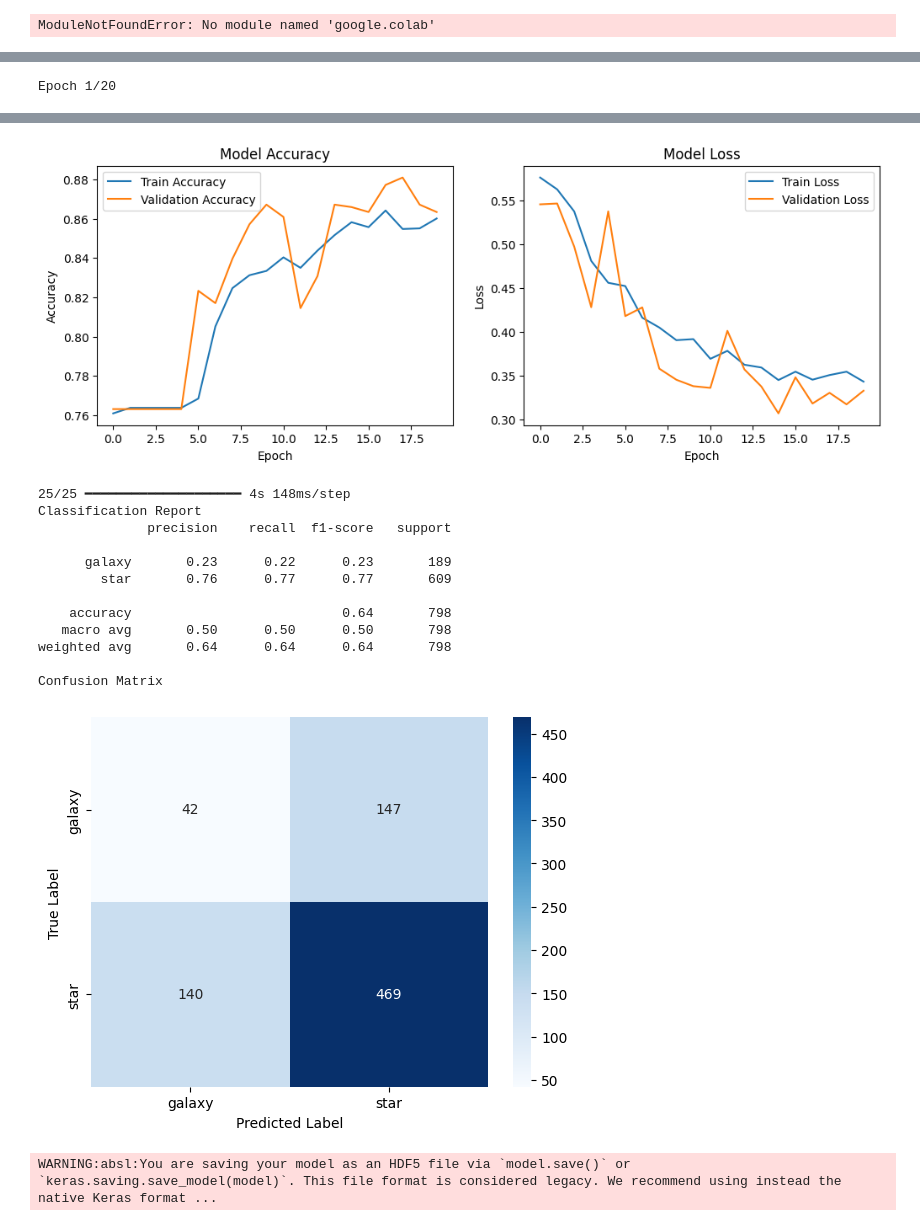
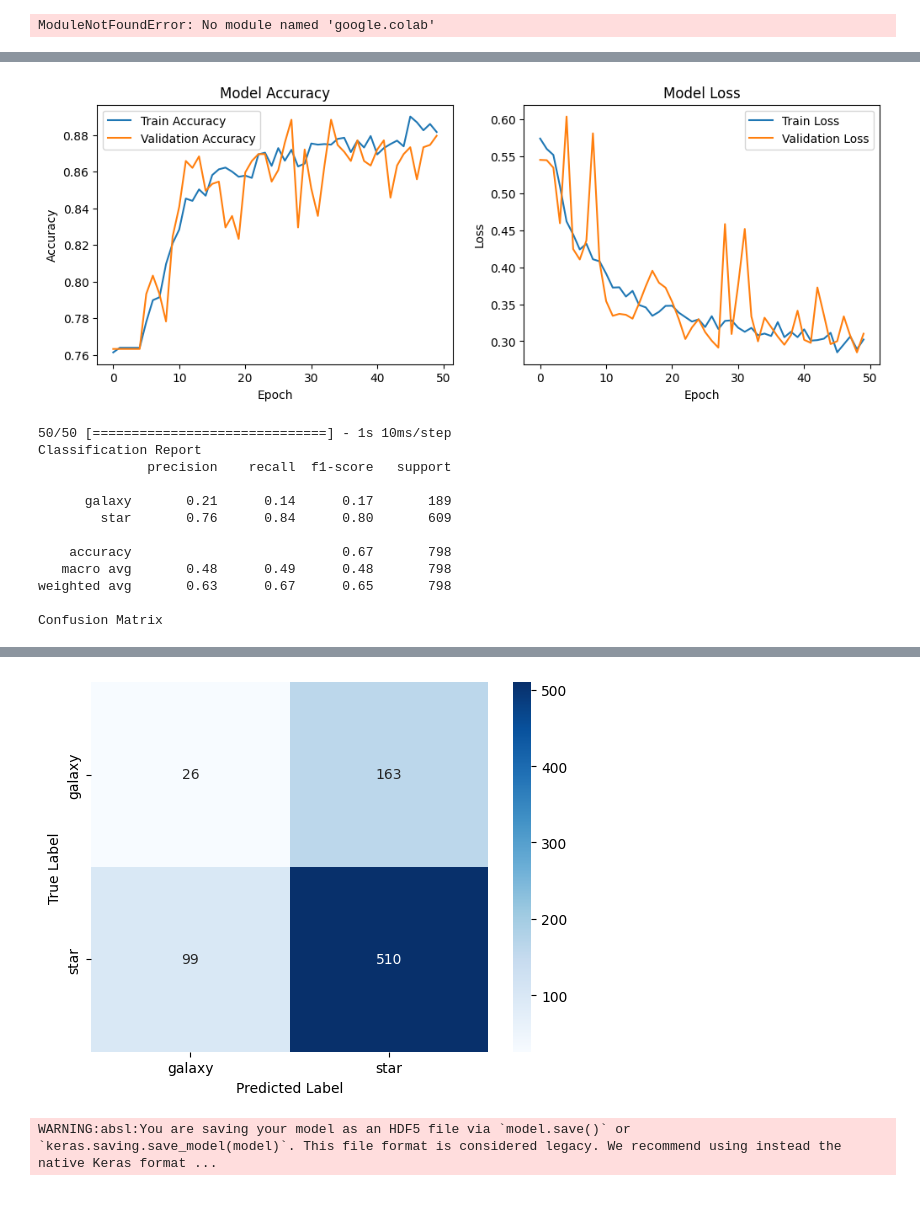
Before and after one commit to AjayDas-M/Star-Galaxy-Classifier-Using-Deep-Learning, a Jupyter notebook: code/star-galaxy model.ipynb, the cells around one changed output, grey strips where cells are left out. Drawn from its saved outputs; the diff is of its cells as text; code cells hidden in the pictures.

```diff
--- a/code/star-galaxy model.ipynb
+++ b/code/star-galaxy model.ipynb
@@ -16,10 +34,10 @@ ModuleNotFoundError: No module named 'tensorflow'
 # %%
 # Set up directories
-train_dir = '/content/drive/MyDrive/stars-galaxy classification using deep learning/dataset/train'
-test_dir = '/content/drive/MyDrive/stars-galaxy classification using deep learning/dataset/test'
+train_dir = '/home/user/ajay das/mini-project/data/train'
+test_dir = '/home/user/ajay das/mini-project/data/test'
 
 # Data augmentation and preprocessing
-trai\n_datagen = ImageDataGenerator(rescale=1./255,
+train_datagen = ImageDataGenerator(rescale=1./255,
                                    rotation_range=20,
                                    zoom_range=0.15,
                                    width_shift_range=0.2,
@@ -33,13 +51,13 @@ test_datagen = ImageDataGenerator(rescale=1./255)
 # Load and preprocess the images from directories
 train_generator = train_datagen.flow_from_directory(train_dir,
                                                     target_size=(64, 64),
-                                                    batch_size=32,
+                                                    batch_size=16,
                                                     class_mode='categorical',
                                                     color_mode='grayscale')
 
 test_generator = test_datagen.flow_from_directory(test_dir,
                                                   target_size=(64, 64),
-                                                  batch_size=32,
+                                                  batch_size=16,
                                                   class_mode='categorical',
                                                   color_mode='grayscale')
 
@@ -67,7 +85,7 @@ model.compile(optimizer='adam', loss='categorical_crossentropy', metrics=['accur
 
 # Train the model
 history = model.fit(train_generator,
-                    epochs=20,
+                    epochs=50,
                     validation_data=test_generator)
 
 # Evaluate the model
@@ -116 +149,13 @@ Found 798 images belonging to 2 classes.
+[figure, new version]
-Epoch 1/20
+50/50 [==============================] - 1s 10ms/step
+Classification Report
+              precision    recall  f1-score   support
+
+      galaxy       0.21      0.14      0.17       189
+        star       0.76      0.84      0.80       609
+
+    accuracy                           0.67       798
+   macro avg       0.48      0.49      0.48       798
+weighted avg       0.63      0.67      0.65       798
+
+Confusion Matrix
@@ -134,17 +162,4 @@ Test accuracy: 0.8634085059165955
-[figure, old version]
-25/25 ━━━━━━━━━━━━━━━━━━━━ 4s 148ms/step
-Classification Report
-              precision    recall  f1-score   support
-
-      galaxy       0.23      0.22      0.23       189
-        star       0.76      0.77      0.77       609
-
-    accuracy                           0.64       798
-   macro avg       0.50      0.50      0.50       798
-weighted avg       0.64      0.64      0.64       798
-
-Confusion Matrix
-[figure, old version]
+[figure, new version]
 # %%
 model.save('/content/drive/MyDrive/stars-galaxy classification using deep learning/my_model.h5')
 # %% [output]
```
Also changed, not shown: parts of 3 cells of this notebook.
